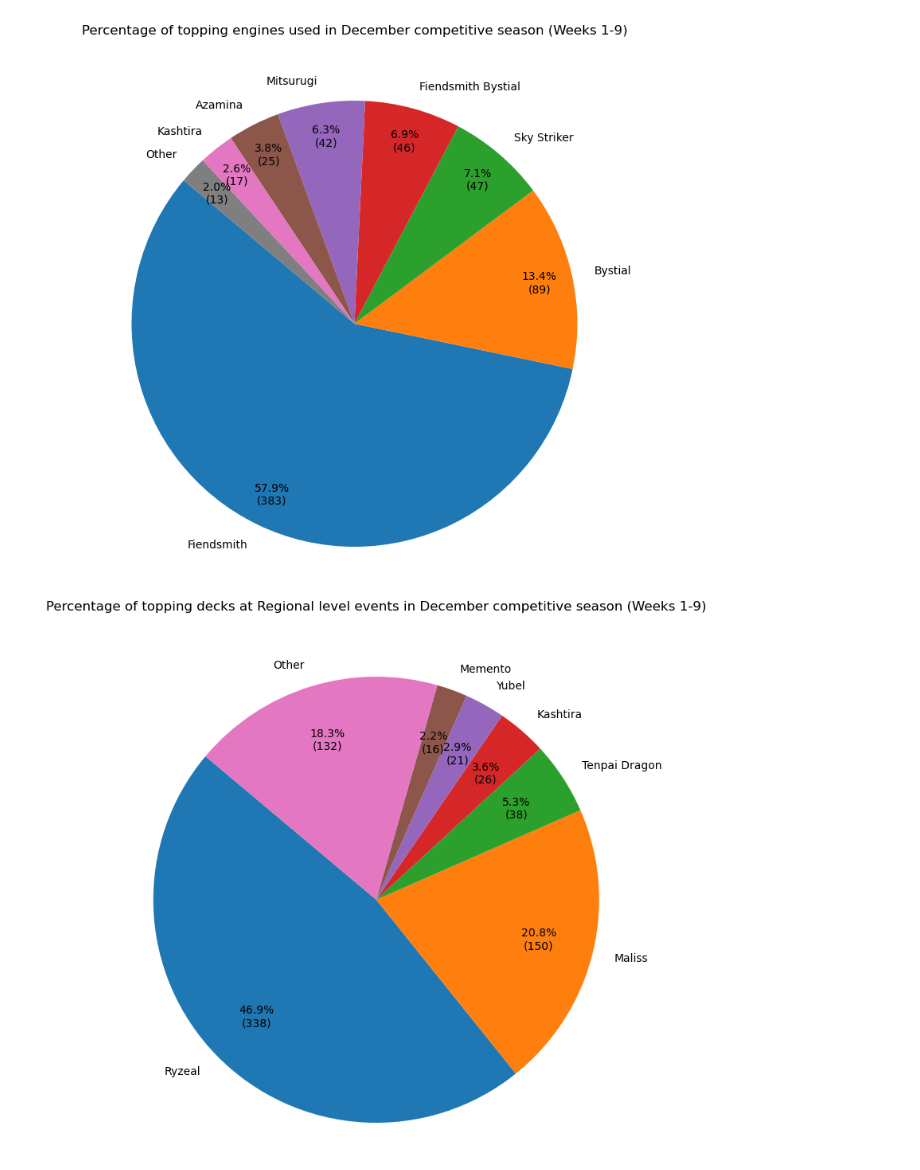
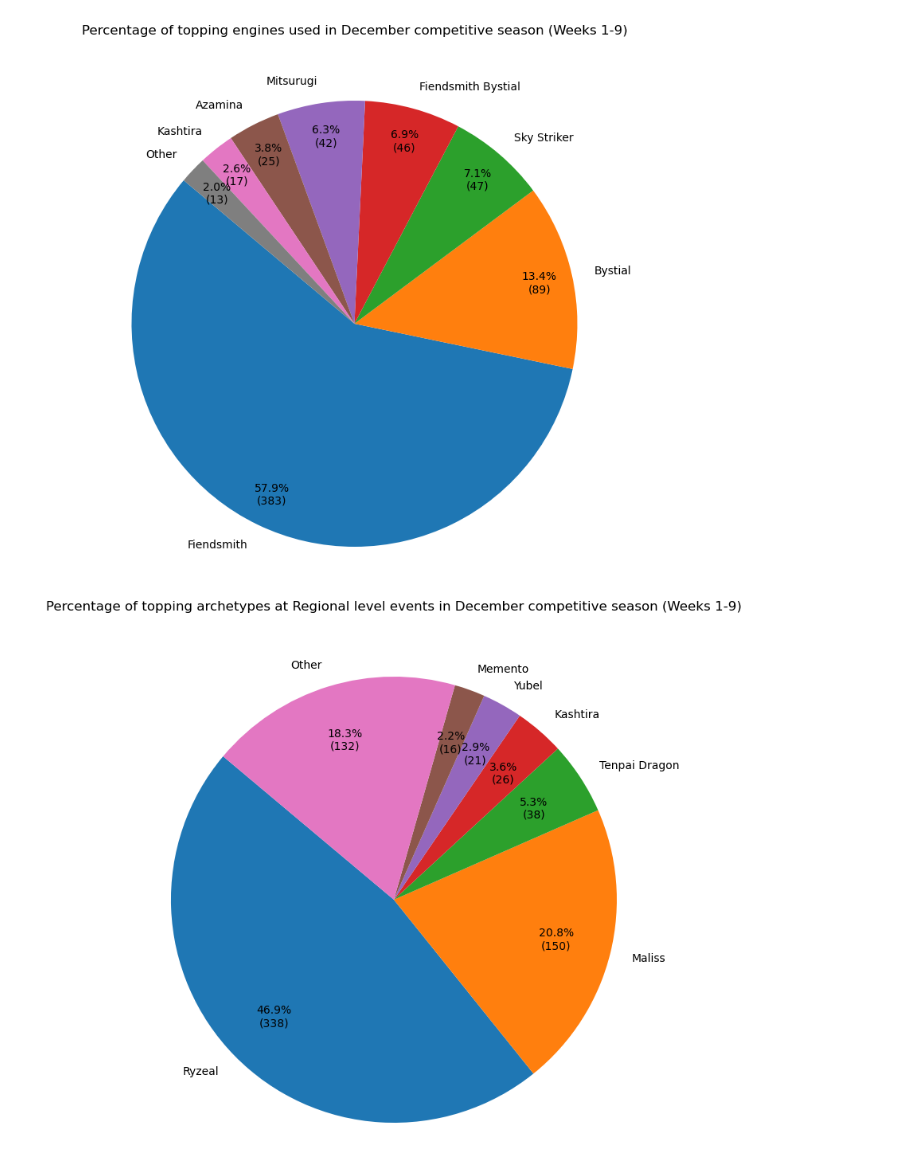
Before and after one commit to viktortrilar/data-analysis-projects, a Jupyter notebook: Yu-Gi-Oh_December_Format_Tournament_Performance.ipynb, the cells around one changed output. Drawn from its saved outputs; the diff is of its cells as text; code cells hidden in the pictures.

```diff
--- a/Yu-Gi-Oh_December_Format_Tournament_Performance.ipynb
+++ b/Yu-Gi-Oh_December_Format_Tournament_Performance.ipynb
@@ -118,23 +120,23 @@ plt.show()
 # %%
 regional_df = df_clean[df_clean['Event'].str.contains('Regional', case=False, na=False)]
 regional_deck = regional_df['Deck'].value_counts()
 
 # Filter deck types with less than 5 occurrences and group them into "Other"
 other_deck = regional_deck.copy()
 other_deck[other_deck < 15] = 0
 other_deck['Other'] = regional_deck[regional_deck < 15].sum()
 other_deck = other_deck[other_deck > 0]
 
 # Plot pie chart with percentage and number of topping decks at YCS level events
 total_regional_deck = sum(regional_deck)
 plt.figure(figsize=(10, 8))
 plt.pie(other_deck, labels=other_deck.index, autopct=lambda pct:f'{pct:.1f}%\n({int(round(pct * total_regional_deck / 100.0))})', startangle=140, pctdistance=0.75, labeldistance=1.1)
 plt.axis('equal')
 
-plt.title('Percentage of topping decks at Regional level events in December competitive season (Weeks 1-9)', pad=40)
+plt.title('Percentage of topping archetypes at Regional level events in December competitive season (Weeks 1-9)', pad=40)
 plt.show()
 # %% [output]
-[figure, old version]
+[figure, new version]
 # %%
 ycs_df = df_clean[df_clean['Event'].str.contains('YCS', case=False, na=False)]
 ycs_deck = ycs_df['Deck'].value_counts()
```
Also changed, not shown: parts of 3 cells of this notebook.
